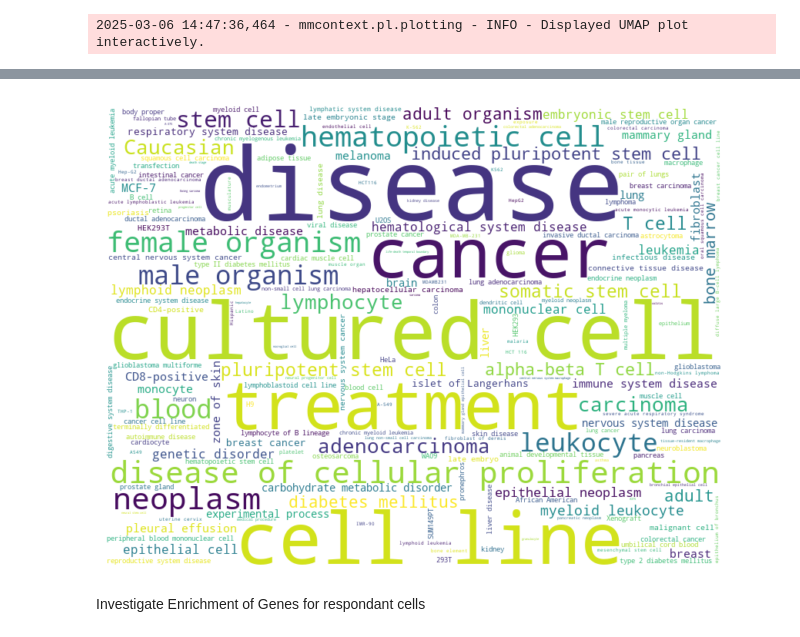
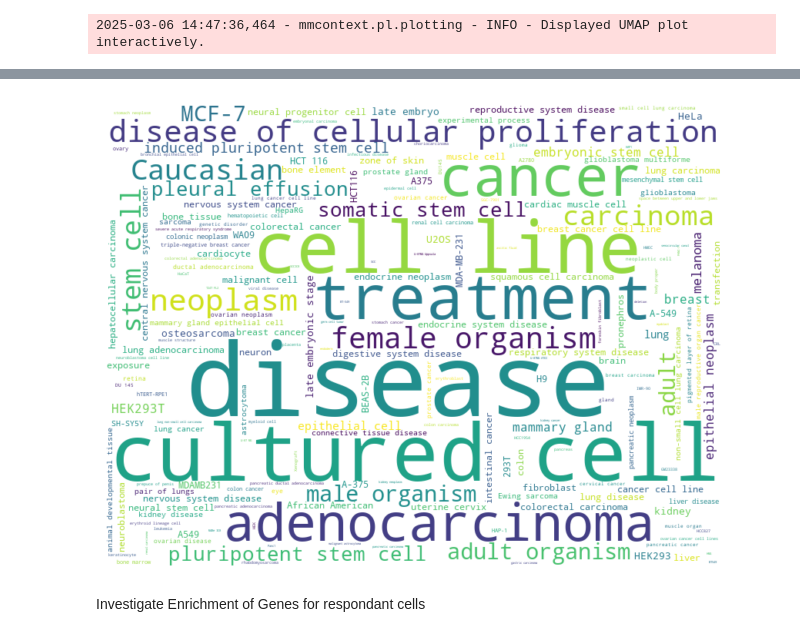
Before and after one commit to mengerj/mmcontext, a Jupyter notebook: exploratory/notebooks/eval_model.ipynb, the cells around one changed output, grey strips where cells are left out. Cells and saved outputs as stored; diff of their text form; code cells hidden in the pictures.

```diff
--- a/exploratory/notebooks/eval_model.ipynb
+++ b/exploratory/notebooks/eval_model.ipynb
@@ -366,7 +383,8 @@ logger.info("Annotating omics data...")
 annotator = OmicsQueryAnnotator(model, is_cosine=False)
 qa = annotator  # if the OmicsQueryAnnotator has a method query_with_text
 # logger.info("Querying dataset for 'This is a immune cell'...")
-qa.query_with_text(adata, ["Samples of patients diagnosed with Leukemia"])
+query = "dividing cells"
+qa.query_with_text(adata, [query])
 
 # Visualize
 plot_query_scores_umap(adata, embedding_key="mmcontext_emb")
@@ -416,7 +434,7 @@ from mmcontext.eval.utils import subset_adata_by_query_score
 
 top_adata, bottom_adata = subset_adata_by_query_score(
     adata=adata,
-    query_key="leukemia",
+    query_key=query,
     percentile=10.0,  # e.g., top 10% vs bottom 10%
 )
 
@@ -429,9 +447,9 @@ Bottom subset shape: (700, 67125)
 # %%
 from mmcontext.pl.plotting import plot_wordcloud
 
-plot_wordcloud(adata.obs["mapped_ontology_terms"])
+plot_wordcloud(top_adata.obs["mapped_ontology_terms"])
 # %% [output]
-[figure, old version]
+[figure, new version]
 # %% [markdown]
 Investigate Enrichment of Genes for respondant cells
 # %% [markdown]
```
Also changed, not shown: parts of 7 cells of this notebook.
